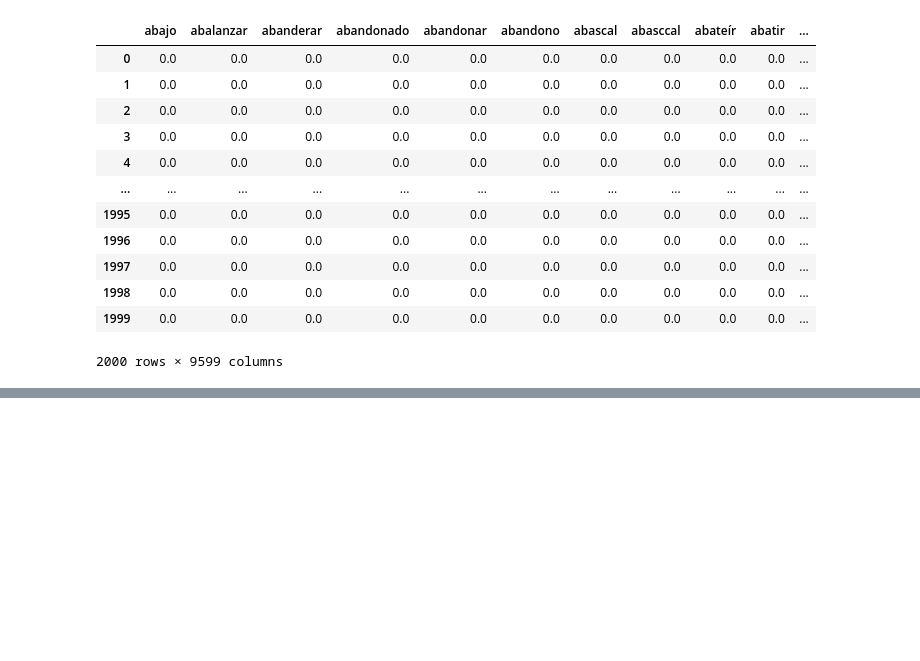
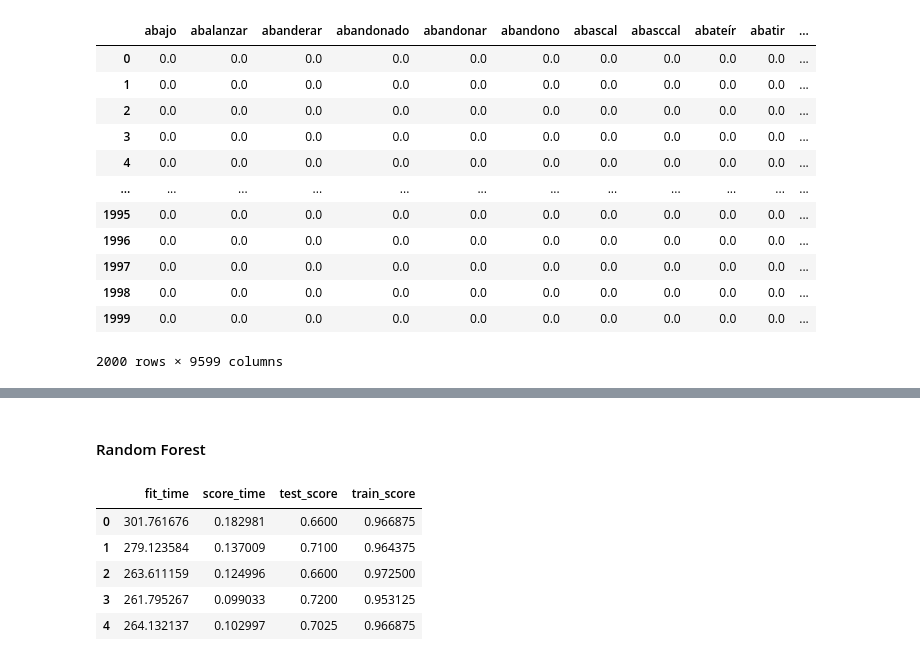
Before and after one commit to LautaroSantos8/IES21, a Jupyter notebook: 4to cuatrimestre/PLN/TP_IEFI.ipynb, the cells around one changed output, grey strips where cells are left out. Drawn from its saved outputs; the diff is of its cells as text; code cells hidden in the pictures; blank space fills up the shorter version.

```diff
--- a/4to cuatrimestre/PLN/TP_IEFI.ipynb
+++ b/4to cuatrimestre/PLN/TP_IEFI.ipynb
@@ -197,0 +274,32 @@ x,y=shuffle(x,y, random_state=123)
+# %% [markdown]
+#### Random Forest
+# %%
+# Instanciamos el estimador
+random= RandomForestClassifier(random_state=123)
+
+# Creamos la grilla de hiperparametros a probar
+param_grid_random = [{'n_estimators':[35,40,45], 'criterion':['gini','entropy'], 'max_depth':[35,40,45]}]
+
+# Creamos el inner CV (GSCV para buscar los mejores hiperparámetros con los k folds internos)
+gscv_random = GridSearchCV(estimator=random,
+                    param_grid=param_grid_random,
+                    scoring='accuracy',
+                    n_jobs=-1,
+                    cv=skfold_inner,
+                    verbose=0,
+                    refit=True)
+
+# Ahora creamos el outer CV para evaluar el inner CV para cada fold externo
+# Recordar que cross_val_score/cross_validate realiza el .fit y .predict internamente
+# Tener en cuenta que el .predict lo realiza sobre el modelo que tuvo mejores resultados en el entrenamiento (gscv_knn.best_estimator_)
+nested_cv_random = cross_validate(gscv_random, X=x, y=y, cv=skfold_outer, return_train_score=True)
+
+result_cv_random = pd.DataFrame(nested_cv_random)
+result_cv_random
+# %% [output]
+|  | fit_time | score_time | test_score | train_score |
+| 0 | 301.761676 | 0.182981 | 0.6600 | 0.966875 |
+| 1 | 279.123584 | 0.137009 | 0.7100 | 0.964375 |
+| 2 | 263.611159 | 0.124996 | 0.6600 | 0.972500 |
+| 3 | 261.795267 | 0.099033 | 0.7200 | 0.953125 |
+| 4 | 264.132137 | 0.102997 | 0.7025 | 0.966875 |
```
Also changed, not shown: parts of 28 cells of this notebook, 14 other files.
